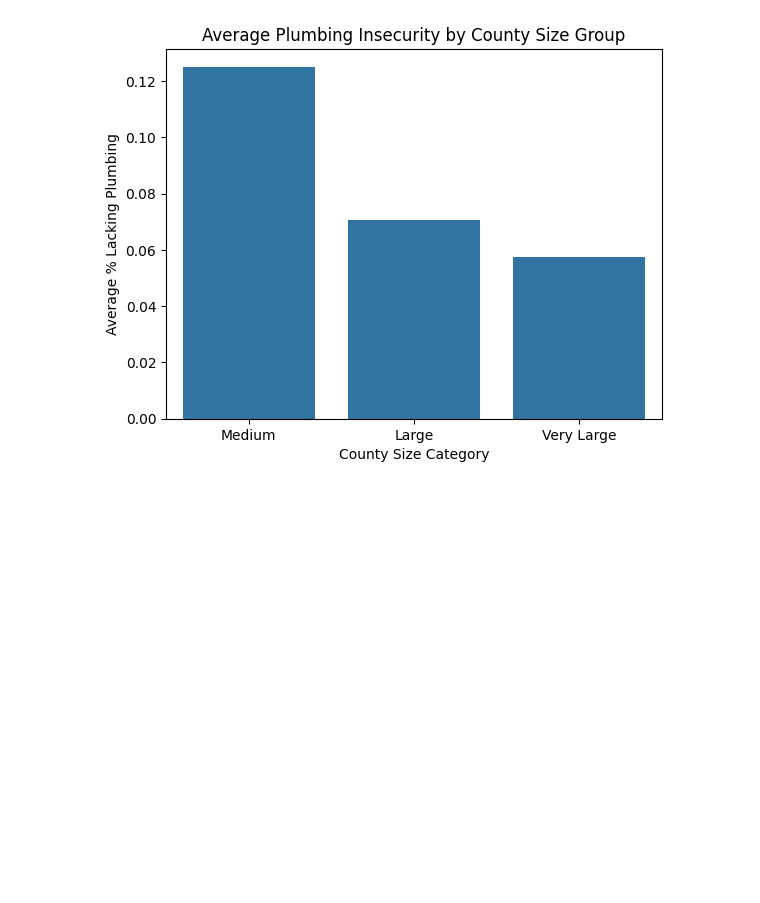
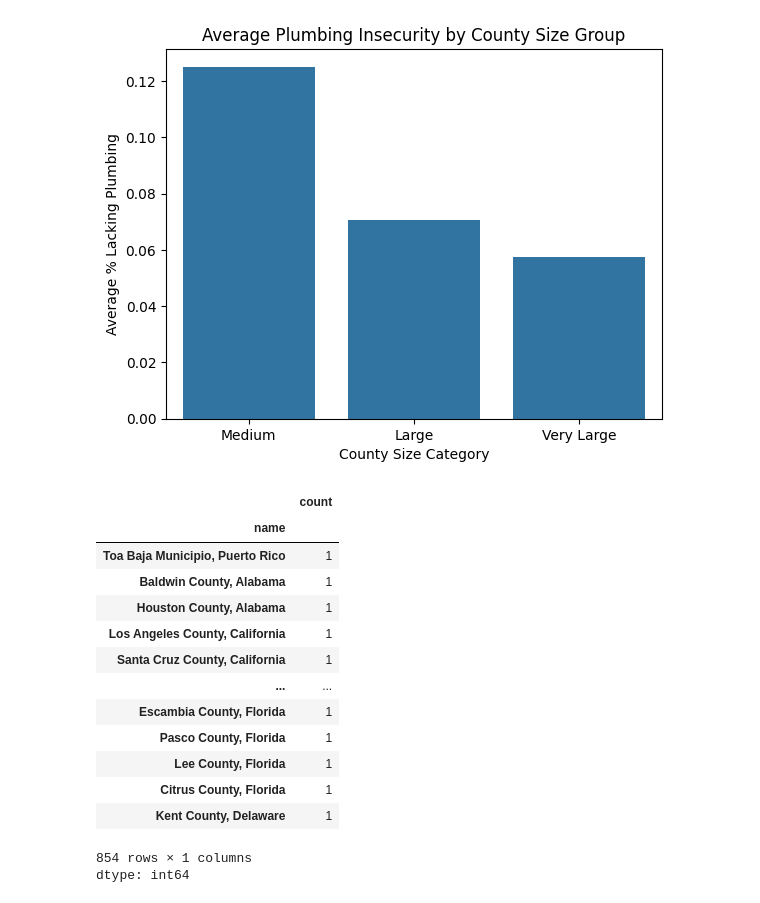
Before and after one commit to MoeinTA/Water-Insecurity, a Jupyter notebook: Water_Insecurity.ipynb, the cells around one changed output. Saved outputs shown, nothing was run; the diff lists cells and outputs as text; code cells hidden in the pictures; blank space fills up the shorter version.

Commit message:
checked to ensure that we have data for all states, such as California and Alabama, in our dataset and that they are being included in the EDA.

```diff
--- a/Water_Insecurity.ipynb
+++ b/Water_Insecurity.ipynb
@@ -165,3 +174,21 @@ plt.show()
 # %% [output]
 The default of observed=False is deprecated and will be changed to True in a future version of pandas. Pass observed=False to retain current behavior or observed=True to adopt the future default and s ...
 [figure]
+# %%
+df['name'].value_counts()
+# %% [output]
+|  | count |
+| name |  |
+| Toa Baja Municipio, Puerto Rico | 1 |
+| Baldwin County, Alabama | 1 |
+| Houston County, Alabama | 1 |
+| Los Angeles County, California | 1 |
+| Santa Cruz County, California | 1 |
+| ... | ... |
+| Escambia County, Florida | 1 |
+| Pasco County, Florida | 1 |
+| Lee County, Florida | 1 |
+| Citrus County, Florida | 1 |
+| Kent County, Delaware | 1 |
+854 rows × 1 columns
+dtype: int64
```
Also changed, not shown: parts of 4 cells of this notebook.
